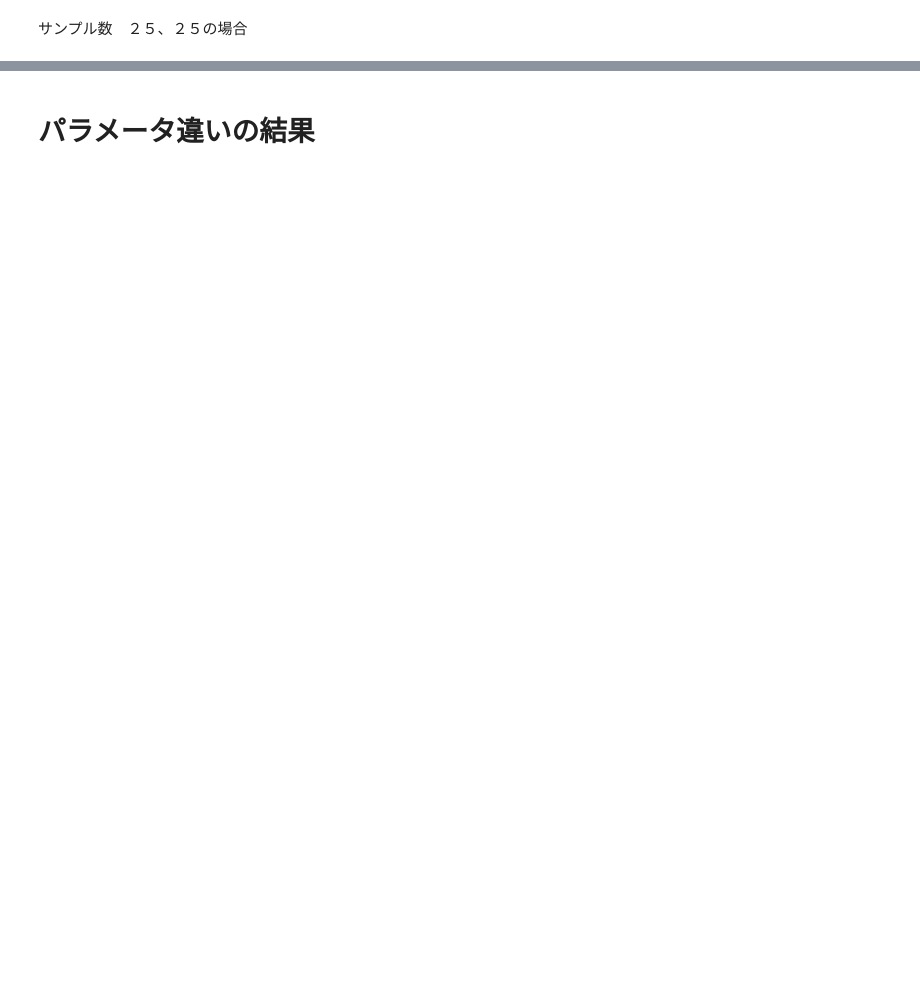
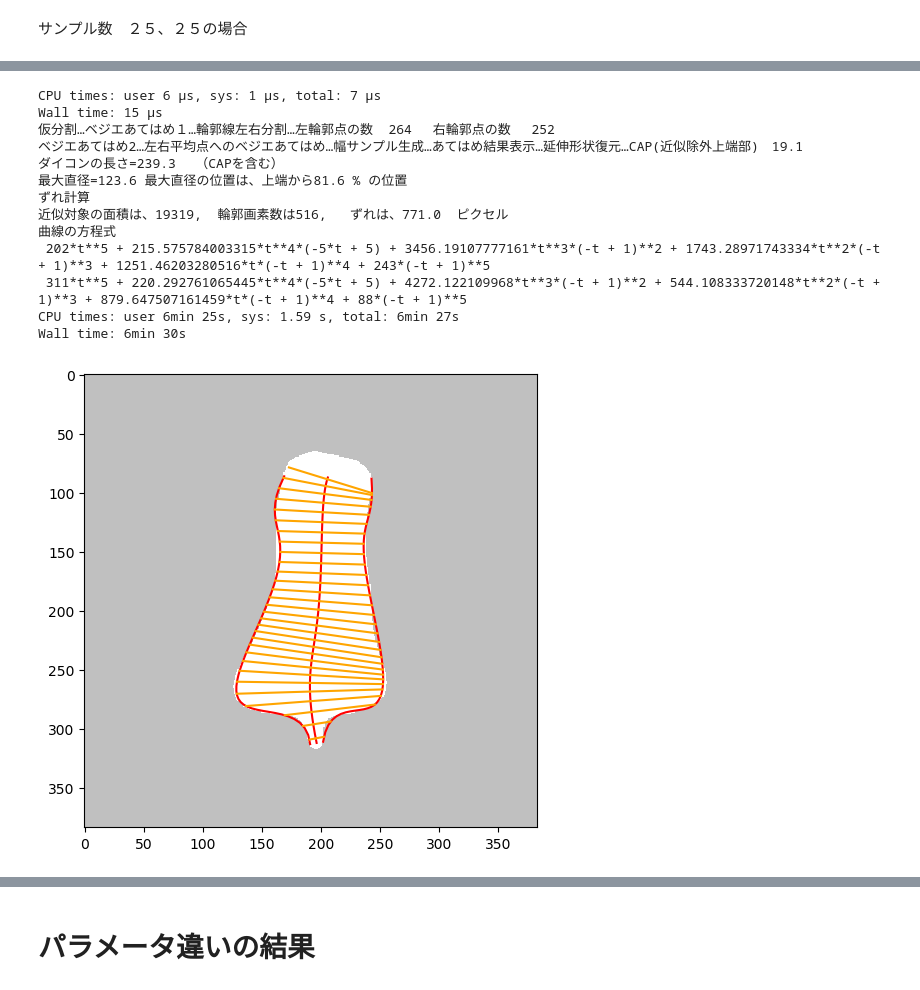
Before and after one commit to iciromaco/RL2nd, a Jupyter notebook: WORK.ipynb, the cells around one changed output, grey strips where cells are left out. Saved outputs shown, nothing was run; the diff lists cells and outputs as text; code cells hidden in the pictures; blank space fills up the shorter version.

```diff
--- a/WORK.ipynb
+++ b/WORK.ipynb
@@ -557,0 +633,19 @@ Wall time: 4min 23s
+# %%
+%time
+img =imgs[2]
+%time approxAndMeasurement(img,M=4,N=5,C=4,L=5,precPara1=0.05,precPara2=0.01,n_samples=20,n_samples2=30,openmode=False,debugmode=False,showImage=True)
+# %% [output]
+CPU times: user 6 µs, sys: 1 µs, total: 7 µs
+Wall time: 15 µs
+仮分割…ベジエあてはめ１…輪郭線左右分割…左輪郭点の数  264 　右輪郭点の数　 252
+ベジエあてはめ2…左右平均点へのベジエあてはめ…幅サンプル生成…あてはめ結果表示…延伸形状復元…CAP(近似除外上端部)　19.1
+ダイコンの長さ=239.3　　（CAPを含む）
+最大直径=123.6 最大直径の位置は、上端から81.6 % の位置
+ずれ計算
+近似対象の面積は、19319,  輪郭画素数は516,   ずれは、771.0  ピクセル
+曲線の方程式
+ 202*t**5 + 215.575784003315*t**4*(-5*t + 5) + 3456.19107777161*t**3*(-t + 1)**2 + 1743.28971743334*t**2*(-t + 1)**3 + 1251.46203280516*t*(-t + 1)**4 + 243*(-t + 1)**5
+ 311*t**5 + 220.292761065445*t**4*(-5*t + 5) + 4272.122109968*t**3*(-t + 1)**2 + 544.108333720148*t**2*(-t + 1)**3 + 879.647507161459*t*(-t + 1)**4 + 88*(-t + 1)**5
+CPU times: user 6min 25s, sys: 1.59 s, total: 6min 27s
+Wall time: 6min 30s
+[figure, added]
```
Also changed, not shown: parts of 44 cells of this notebook, 4 other files.
